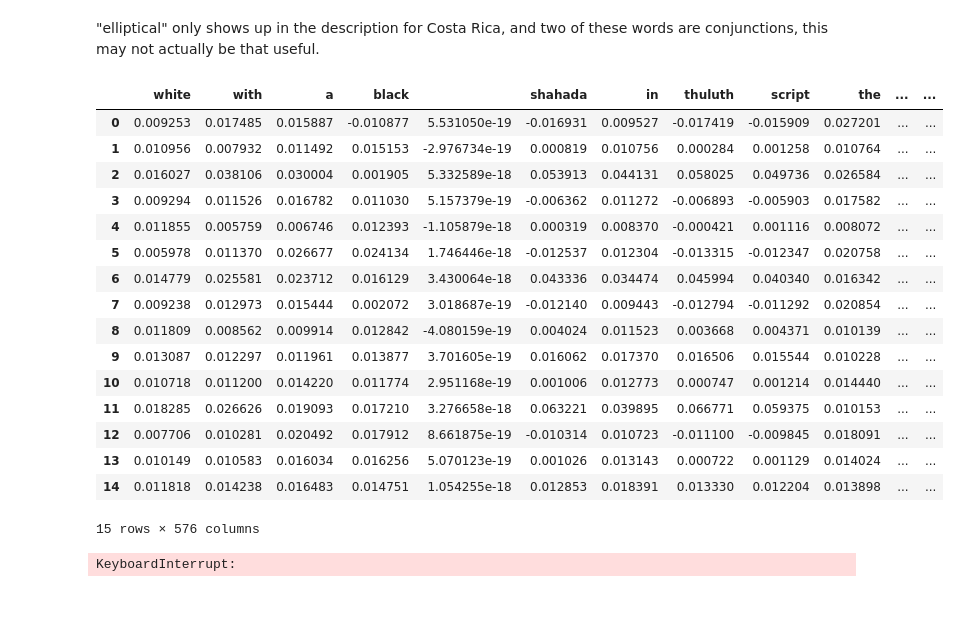
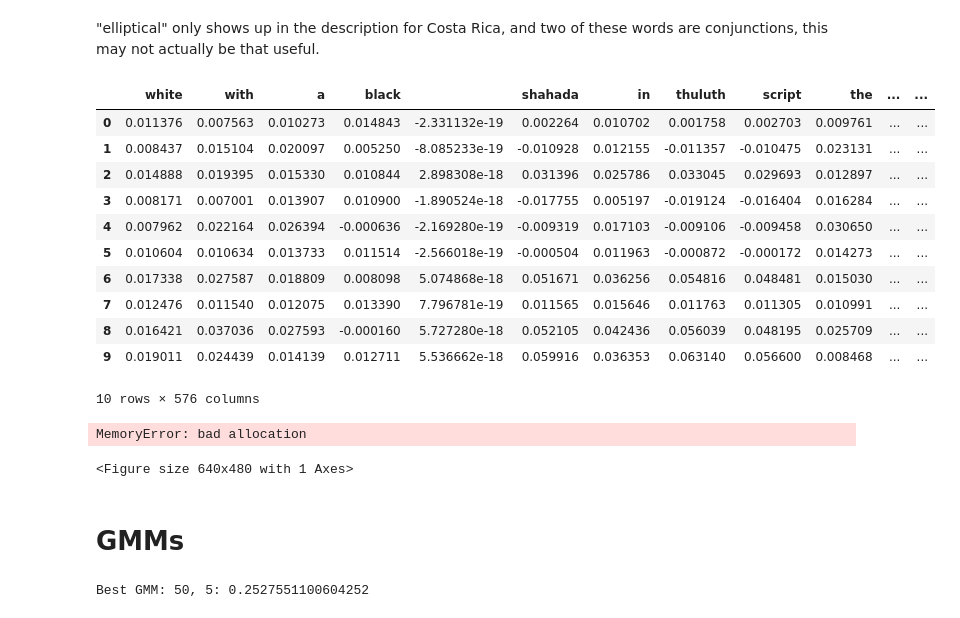
Before and after one commit to JEElsner/flag-analysis, a Jupyter notebook: flag-analysis/data_analysis.ipynb, the cells around one changed output. Drawn from its saved outputs; the diff is of its cells as text; code cells hidden in the pictures.

```diff
--- a/flag-analysis/data_analysis.ipynb
+++ b/flag-analysis/data_analysis.ipynb
@@ -65,13 +77,14 @@ all_var = 100
 # %%
 from sklearn.cluster import KMeans
 from sklearn.pipeline import Pipeline, make_pipeline
+from sklearn import metrics
 from tempfile import mkdtemp
 
 cachedir = mkdtemp()
 categorizers = list()
 
 for pca_modes in [2, 3, 5, 10, 20, 50, 100, all_var]:
-    for k in range(2, 16):
+    for k in range(3, 31):
         pipe = make_pipeline(
             PCA(n_components=pca_modes, random_state=932),
             KMeans(n_clusters=k, random_state=42),
@@ -80,17 +93,18 @@ for pca_modes in [2, 3, 5, 10, 20, 50, 100, all_var]:
 
         categorizers.append(pipe)
 
-n_variance = dict()
+model_metrics = dict()
 for cat in categorizers:
     cat.fit(X, Y)
     labels = cat.predict(X)
     categories = {label: Y[labels == label].values for label in np.unique(labels)}
     avg = np.average(list(map(len, categories.values())))
-    var = np.average((np.fromiter(map(len, categories.values()), dtype=int) - avg)**2)
-    n_variance[cat] = var
+    # var = np.average((np.fromiter(map(len, categories.values()), dtype=int) - avg)**2)
+    silhouette_score = metrics.silhouette_score(X, cat.get_params()['kmeans'].labels_, metric='euclidean')
+    model_metrics[cat] = silhouette_score
 
-best = pipe = min(categorizers, key=n_variance.get)
-print(best.get_params()['pca__n_components'], best.get_params()['kmeans__n_clusters'], n_variance[best])
+best = pipe = max(categorizers, key=model_metrics.get)
+print(best.get_params()['pca__n_components'], best.get_params()['kmeans__n_clusters'], model_metrics[best])
 
 categories = {label: Y[labels == label].values for label in np.unique(labels)}
 # %% [output]
@@ -157,26 +180,22 @@ for idx, component in components.iterrows():
 # %%
 # Let's try to see what the "average" flag per category is described as
 # I'm not sure how to 'undo' tf-idf, but luckily sklearn has a TfidfVectorizer, which I will hopefully implement soon...
 
 avg_flags = pd.DataFrame(pipe.named_steps['pca'].inverse_transform(pipe.named_steps['kmeans'].cluster_centers_), columns=pipe.feature_names_in_)
+avg_flags
 # %% [output]
 |  | white | with | a | black |  | shahada | in | thuluth | script | the | ... | ... |
-| 0 | 0.009253 | 0.017485 | 0.015887 | -0.010877 | 5.531050e-19 | -0.016931 | 0.009527 | -0.017419 | -0.015909 | 0.027201 | ... | ... |
-| 1 | 0.010956 | 0.007932 | 0.011492 | 0.015153 | -2.976734e-19 | 0.000819 | 0.010756 | 0.000284 | 0.001258 | 0.010764 | ... | ... |
-| 2 | 0.016027 | 0.038106 | 0.030004 | 0.001905 | 5.332589e-18 | 0.053913 | 0.044131 | 0.058025 | 0.049736 | 0.026584 | ... | ... |
-| 3 | 0.009294 | 0.011526 | 0.016782 | 0.011030 | 5.157379e-19 | -0.006362 | 0.011272 | -0.006893 | -0.005903 | 0.017582 | ... | ... |
-| 4 | 0.011855 | 0.005759 | 0.006746 | 0.012393 | -1.105879e-18 | 0.000319 | 0.008370 | -0.000421 | 0.001116 | 0.008072 | ... | ... |
-| 5 | 0.005978 | 0.011370 | 0.026677 | 0.024134 | 1.746446e-18 | -0.012537 | 0.012304 | -0.013315 | -0.012347 | 0.020758 | ... | ... |
-| 6 | 0.014779 | 0.025581 | 0.023712 | 0.016129 | 3.430064e-18 | 0.043336 | 0.034474 | 0.045994 | 0.040340 | 0.016342 | ... | ... |
-| 7 | 0.009238 | 0.012973 | 0.015444 | 0.002072 | 3.018687e-19 | -0.012140 | 0.009443 | -0.012794 | -0.011292 | 0.020854 | ... | ... |
-| 8 | 0.011809 | 0.008562 | 0.009914 | 0.012842 | -4.080159e-19 | 0.004024 | 0.011523 | 0.003668 | 0.004371 | 0.010139 | ... | ... |
-| 9 | 0.013087 | 0.012297 | 0.011961 | 0.013877 | 3.701605e-19 | 0.016062 | 0.017370 | 0.016506 | 0.015544 | 0.010228 | ... | ... |
-| 10 | 0.010718 | 0.011200 | 0.014220 | 0.011774 | 2.951168e-19 | 0.001006 | 0.012773 | 0.000747 | 0.001214 | 0.014440 | ... | ... |
-| 11 | 0.018285 | 0.026626 | 0.019093 | 0.017210 | 3.276658e-18 | 0.063221 | 0.039895 | 0.066771 | 0.059375 | 0.010153 | ... | ... |
-| 12 | 0.007706 | 0.010281 | 0.020492 | 0.017912 | 8.661875e-19 | -0.010314 | 0.010723 | -0.011100 | -0.009845 | 0.018091 | ... | ... |
-| 13 | 0.010149 | 0.010583 | 0.016034 | 0.016256 | 5.070123e-19 | 0.001026 | 0.013143 | 0.000722 | 0.001129 | 0.014024 | ... | ... |
-| 14 | 0.011818 | 0.014238 | 0.016483 | 0.014751 | 1.054255e-18 | 0.012853 | 0.018391 | 0.013330 | 0.012204 | 0.013898 | ... | ... |
+| 0 | 0.011376 | 0.007563 | 0.010273 | 0.014843 | -2.331132e-19 | 0.002264 | 0.010702 | 0.001758 | 0.002703 | 0.009761 | ... | ... |
+| 1 | 0.008437 | 0.015104 | 0.020097 | 0.005250 | -8.085233e-19 | -0.010928 | 0.012155 | -0.011357 | -0.010475 | 0.023131 | ... | ... |
+| 2 | 0.014888 | 0.019395 | 0.015330 | 0.010844 | 2.898308e-18 | 0.031396 | 0.025786 | 0.033045 | 0.029693 | 0.012897 | ... | ... |
+| 3 | 0.008171 | 0.007001 | 0.013907 | 0.010900 | -1.890524e-18 | -0.017755 | 0.005197 | -0.019124 | -0.016404 | 0.016284 | ... | ... |
+| 4 | 0.007962 | 0.022164 | 0.026394 | -0.000636 | -2.169280e-19 | -0.009319 | 0.017103 | -0.009106 | -0.009458 | 0.030650 | ... | ... |
+| 5 | 0.010604 | 0.010634 | 0.013733 | 0.011514 | -2.566018e-19 | -0.000504 | 0.011963 | -0.000872 | -0.000172 | 0.014273 | ... | ... |
+| 6 | 0.017338 | 0.027587 | 0.018809 | 0.008098 | 5.074868e-18 | 0.051671 | 0.036256 | 0.054816 | 0.048481 | 0.015030 | ... | ... |
+| 7 | 0.012476 | 0.011540 | 0.012075 | 0.013390 | 7.796781e-19 | 0.011565 | 0.015646 | 0.011763 | 0.011305 | 0.010991 | ... | ... |
+| 8 | 0.016421 | 0.037036 | 0.027593 | -0.000160 | 5.727280e-18 | 0.052105 | 0.042436 | 0.056039 | 0.048195 | 0.025709 | ... | ... |
+| 9 | 0.019011 | 0.024439 | 0.014139 | 0.012711 | 5.536662e-18 | 0.059916 | 0.036353 | 0.063140 | 0.056600 | 0.008468 | ... | ... |
-15 rows × 576 columns
+10 rows × 576 columns
 # %%
 # This runs really slow for some reason
 
@@ -185,7 +204,7 @@ fig, ax = plt.subplots()
 for label, group in categories.items():
     for i, flag in enumerate(group):
         image = plt.imread(flags[data['flag-country'] == flag]['path'].values[0])
-        offset_img = OffsetImage(image, zoom=1)
+        offset_img = OffsetImage(image, zoom=0.1)
         abb = AnnotationBbox(offset_img, (label, i))
         ax.add_artist(abb)
 
@@ -193,4 +212,30 @@ ax.autoscale()
 
 plt.show()
 # %% [output]
-KeyboardInterrupt:
+MemoryError: bad allocation
+<Figure size 640x480 with 1 Axes>
+# %% [markdown]
+# GMMs
+# %%
+
+gmm_models = list()
+gmm_metrics = dict()
+
+gmm_cache = mkdtemp()
+
+for pc_modes in [2, 3, 5, 10, 20, 50, 100, all_var]:
+    for components in range(2, 30):
+        gmm = make_pipeline(
+            PCA(n_components=pc_modes),
+            GaussianMixture(n_components=5),
+            memory=gmm_cache
+        )
+        gmm_models.append(gmm)
+
+        gmm.fit(X)
+        gmm_metrics[gmm] = metrics.silhouette_score(X, gmm.predict(X), metric='euclidean')
+
+best_gmm = max(gmm_models, key=gmm_metrics.get)
+print(f'Best GMM: {best_gmm.get_params()['pca__n_components']}, {best_gmm.get_params()['gaussianmixture__n_components']}: {gmm_metrics[best_gmm]}')
+# %% [output]
+Best GMM: 50, 5: 0.2527551100604252
```
Also changed, not shown: parts of 23 cells of this notebook, 12 other files.
